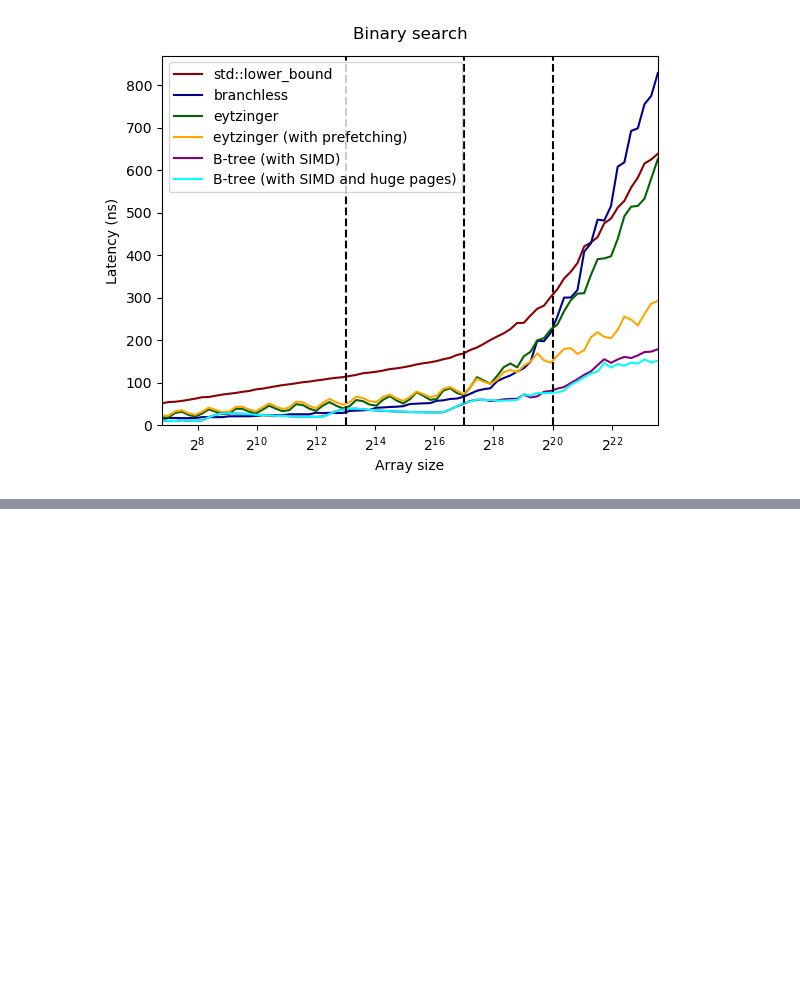
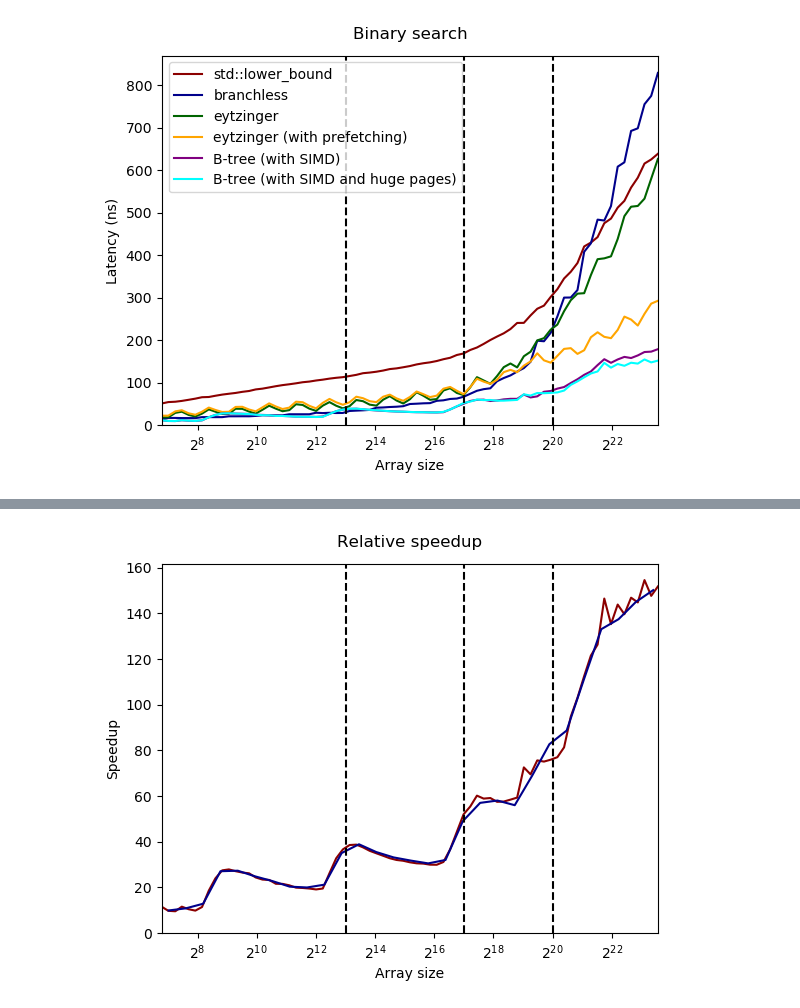
Before and after one commit to sslotin/amh-code, a Jupyter notebook: binsearch/plot.ipynb, the cells around one changed output, grey strips where cells are left out. Saved outputs shown, nothing was run; the diff lists cells and outputs as text; code cells hidden in the pictures; blank space fills up the shorter version.

```diff
--- a/binsearch/plot.ipynb
+++ b/binsearch/plot.ipynb
@@ -238,0 +301,18 @@ bench(n=2**23, q=2**22, source='btree-hugepages')
+# %%
+def crun(n=2**22, q=2**22, source='btree-unrolled'):
+    !g++ -std=c++17 -O3 -march=native -D N={n} {source}.cc -o run
+    res = !./run {n} {q}
+    duration = float(res[0].split()[0])
+    check = int(res[1])
+    print(f'{source:>18} {n:<7} {q:<7} {check:10} {duration}')
+    return duration
+# %%
+n = 2**12
+q = 2**22
+x = bench(n, q, 'std')
+bench(n, q, 'btree-hugepages')
+#y = crun(n, q, 'btree-branchless')
+#y = crun(n, q, 'btree-unrolled')
+y = crun(n, q, 'btree-permuted')
+y = crun(n, q, 'btree-optimized')
+print(x / y)
@@ -238,0 +329,3 @@ bench(n=2**23, q=2**22, source='btree-hugepages')
+# %%
+ns2 = [1.5**k for k in range(12, 41)]
+compiled = [crun(n) for n in ns2]
@@ -238,0 +350,7 @@ bench(n=2**23, q=2**22, source='btree-hugepages')
+# %%
+plt.plot(ns, results[-1], color='darkred')
+plt.plot(ns2, compiled, color='darkblue')
+
+plot('Relative speedup', 'Speedup', 'speedup-final.svg', ch=1)
+# %% [output]
+[figure, added]
```
Also changed, not shown: parts of 13 cells of this notebook, 6 other files.
